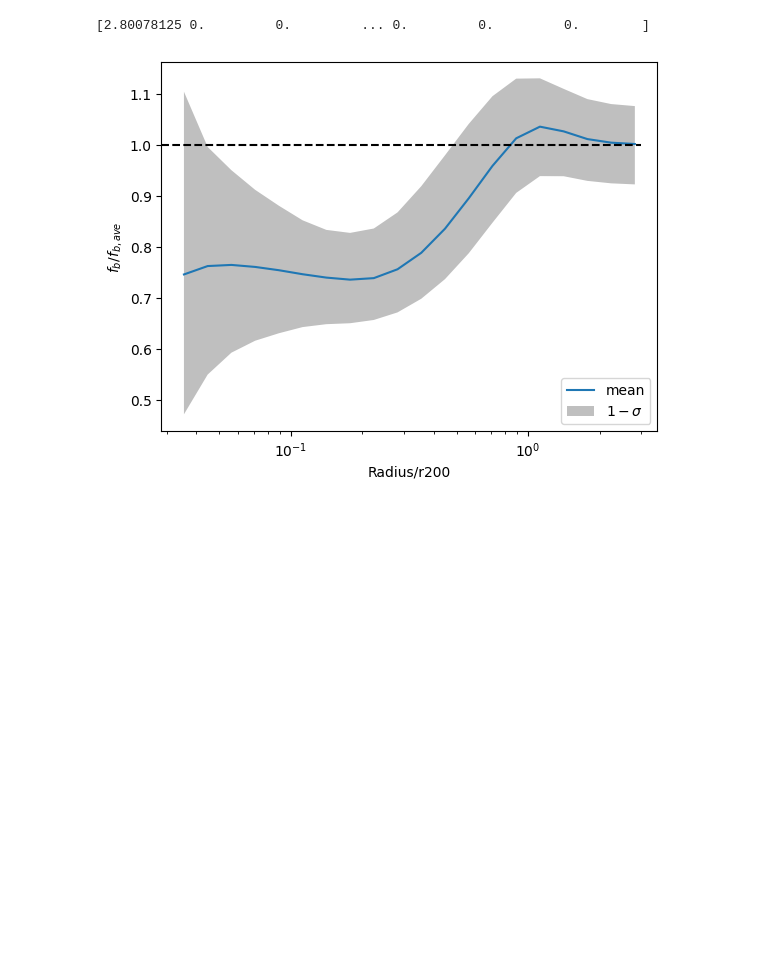
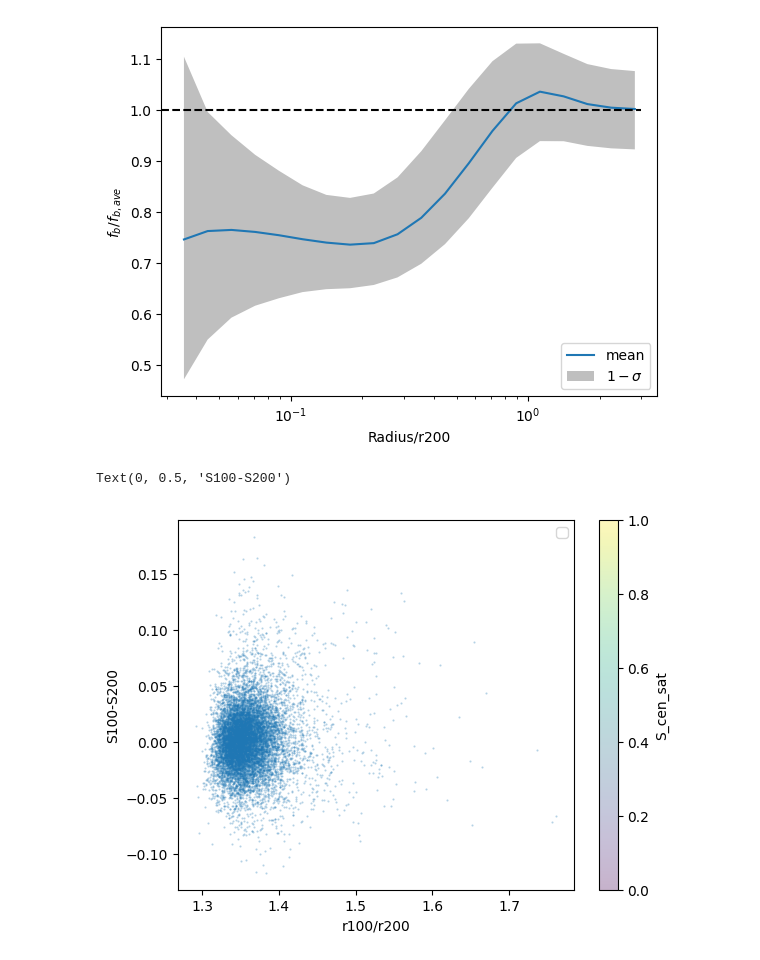
Before and after one commit to yjqqyjq/code, a Jupyter notebook: kdtree.ipynb, the cells around one changed output. Drawn from its saved outputs; the diff is of its cells as text; code cells hidden in the pictures; blank space fills up the shorter version.

```diff
--- a/kdtree.ipynb
+++ b/kdtree.ipynb
@@ -4,11 +4,16 @@ import numpy as np
 import matplotlib.pyplot as plt
 from tqdm import tqdm
 f=h5py.File("/Users/24756376/data/Flamingo/L1000N0900/halos_ranked.hdf5", 'r')
-r200=np.array([f['r200']])[0]
+r200=np.array(f['r200'])
+r100=np.array(f['r100'])
+r50=np.array(f['r50'])
 id=np.array(f['id'])
+mass=np.array(f['mass'])[id<=0]
 f.close()
-print(r200)
+
 r200=r200[id<=0]
+r100=r100[id<=0]
+r50=r50[id<=0]
 f=h5py.File("/Users/24756376/data/Flamingo/L1000N0900/profile.hdf5", 'r')
 dm=np.array(f['dm'])
 g=np.array(f['g'])
@@ -40,5 +45,31 @@ ax.set_xlabel('Radius/r200')
 ax.set_ylabel(r'$f_{b}$/$f_{b,ave}$')
 plt.savefig("/Users/24756376/plot/Flamingo/L1000N0900/profile.png")
 # %% [output]
-[2.80078125 0.         0.         ... 0.         0.         0.        ]
 [figure]
+# %%
+f=h5py.File("/Users/24756376/data/Flamingo/L1000N0900/S_compare.hdf5",'r')
+S_c=np.array(f["S_central"])
+S_m=np.array(f["S_central_sat"])
+S_100=np.array(f["S_r100"])
+S_200=np.array(f["S_r200"])
+S_rm50=np.array(f["S_r50_m"])
+S_rm=np.array(f["S_mem_r100"])
+f.close()
+fig=plt.figure()
+ax=fig.add_subplot(111)
+#ax.set_xscale('log')
+
+S=S_100-S_200
+
+p=ax.scatter(r100[S_200<10]/r200[S_200<10],S[S_200<10],s=0.3,alpha=0.3,cmap="rainbow")
+b=plt.colorbar(p)
+b.set_label("S_cen_sat")
+ax.legend()
+
+
+ax.set_xlabel('r100/r200')
+ax.set_ylabel('S100-S200')
+#plt.savefig("/Users/24756376/plot/Flamingo/L1000N0900/profile.png")
+# %% [output]
+Text(0, 0.5, 'S100-S200')
+[figure, added]
```
Also changed, not shown: parts of 1 cell of this notebook, 16 other files.
